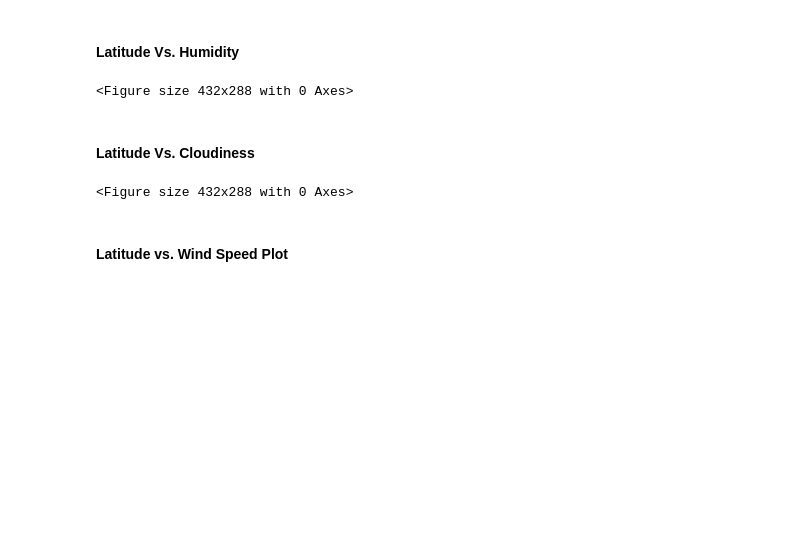
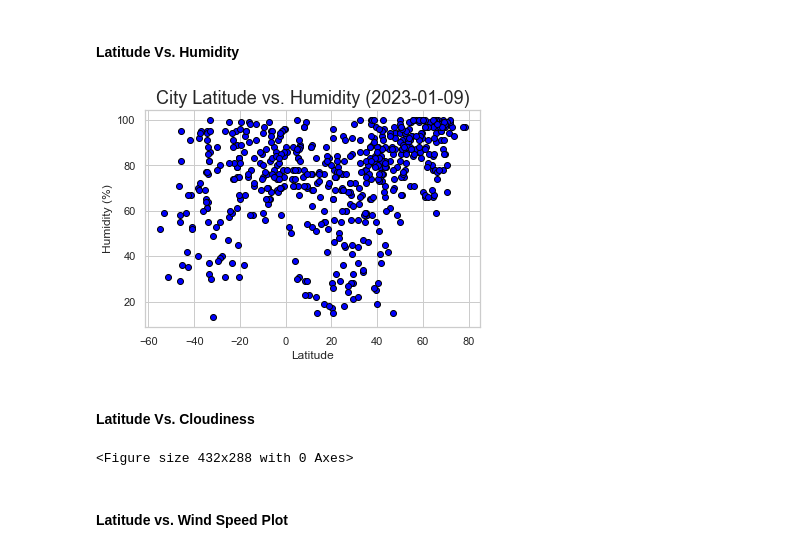
Before and after one commit to jonowood/python-api-challenge, a Jupyter notebook: WeatherPy/WeatherPy.ipynb, the cells around one changed output. Drawn from its saved outputs; the diff is of its cells as text; code cells hidden in the pictures; blank space fills up the shorter version.

```diff
--- a/WeatherPy/WeatherPy.ipynb
+++ b/WeatherPy/WeatherPy.ipynb
@@ -234,19 +232,27 @@ plt.show()
 # %% [markdown]
 #### Latitude Vs. Humidity
 # %%
-# Build the scatter plots for latitude vs. humidity
-# YOUR CODE HERE
+# Build scatter plot for latitude vs. temperature
+# Plot main data
+xPlot = city_data_df["Lat"]
+yPlot = city_data_df["Humidity"]
+plt.scatter(xPlot, yPlot, marker="o", facecolors="blue", edgecolors='black')
+# plt.tight_layout()
+plt.grid(True)
 
+# Plot output and styling
 # Incorporate the other graph properties
-# YOUR CODE HERE
+plt.xlabel("Latitude")
+plt.ylabel("Humidity (%)")
+plt.title("City Latitude vs. Humidity (2023-01-09)", fontsize=18)
 
 # Save the figure
 plt.savefig("output_data/Fig2.png")
 
 # Show plot
 plt.show()
 # %% [output]
-<Figure size 432x288 with 0 Axes>
+[figure, added]
 # %% [markdown]
 #### Latitude Vs. Cloudiness
 # %%
```
Also changed, not shown: parts of 1 cell of this notebook, 2 other files.
